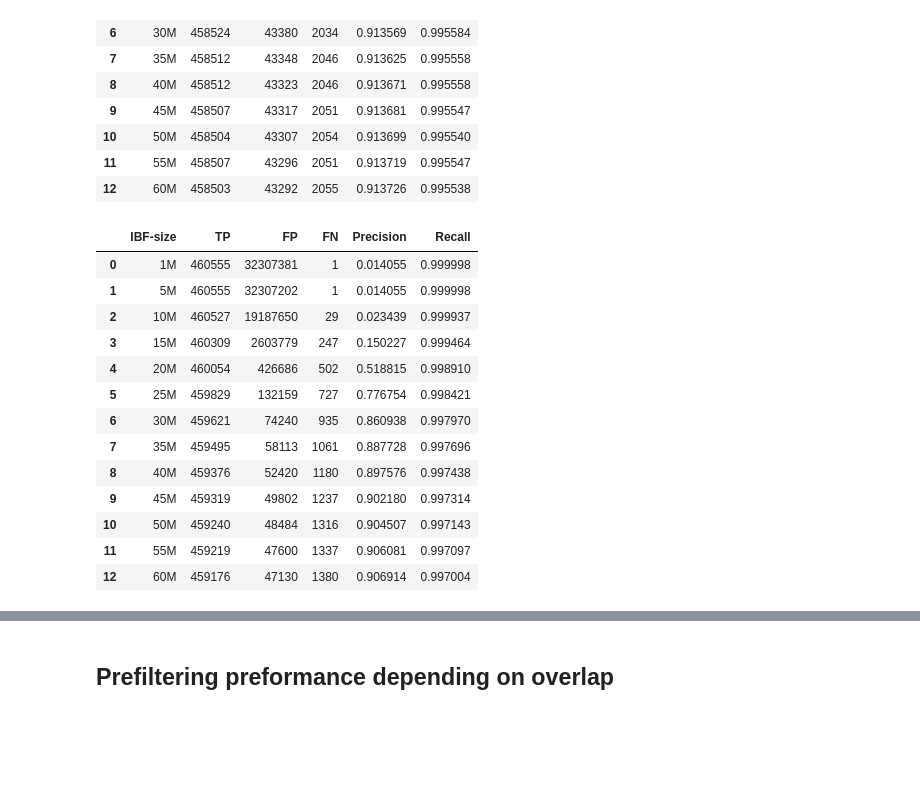
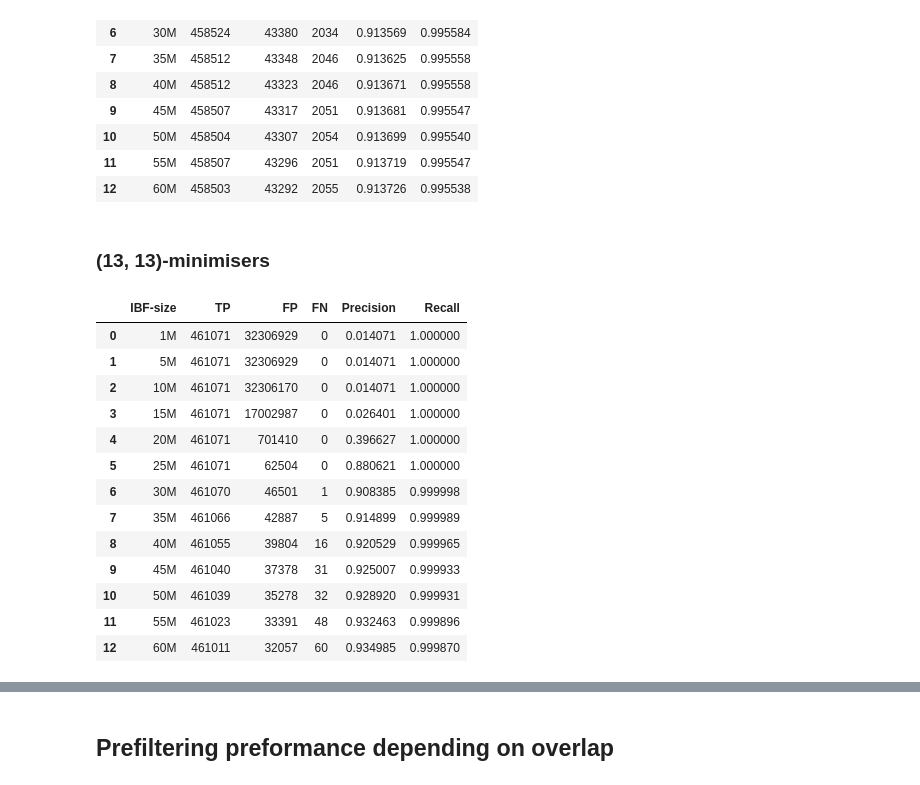
Before and after one commit to eaasna/test-DREAM-stellar, a Jupyter notebook: valik-parameters/scripts/Assess accuracy.ipynb, the cells around one changed output, grey strips where cells are left out. Saved outputs shown, nothing was run; the diff lists cells and outputs as text; code cells hidden in the pictures; blank space fills up the shorter version.

```diff
--- a/valik-parameters/scripts/Assess accuracy.ipynb
+++ b/valik-parameters/scripts/Assess accuracy.ipynb
@@ -81,4 +127,3 @@ def get_valik_df(valik_path):
 # %%
-size_workdirs = ["size_1_haplotype", "size_8_haplotypes"]
-
+size_workdirs = ["size_1_haplotype", "size_8_haplotypes", "size_1_haplotype_kmers", "size_8_haplotypes_kmers"]
 size_list = ["1M", "5M", "10M", "15M", "20M", "25M", "30M", "35M", "40M", "45M", "50M", "55M", "60M"]
@@ -144,21 +185,23 @@ res8
 | 10 | 50M | 458504 | 43307 | 2054 | 0.913699 | 0.995540 |
 | 11 | 55M | 458507 | 43296 | 2051 | 0.913719 | 0.995547 |
 | 12 | 60M | 458503 | 43292 | 2055 | 0.913726 | 0.995538 |
+# %% [markdown]
+### (13, 13)-minimisers
 # %%
-res1 = pd.read_csv("../" + size_workdirs[0] + "/search_accuracy.tsv", sep="\t")
-res1
+kmer1 = pd.read_csv("../" + size_workdirs[2] + "/search_accuracy.tsv", sep="\t")
+kmer1
 # %% [output]
 |  | IBF-size | TP | FP | FN | Precision | Recall |
-| 0 | 1M | 460555 | 32307381 | 1 | 0.014055 | 0.999998 |
-| 1 | 5M | 460555 | 32307202 | 1 | 0.014055 | 0.999998 |
-| 2 | 10M | 460527 | 19187650 | 29 | 0.023439 | 0.999937 |
-| 3 | 15M | 460309 | 2603779 | 247 | 0.150227 | 0.999464 |
-| 4 | 20M | 460054 | 426686 | 502 | 0.518815 | 0.998910 |
-| 5 | 25M | 459829 | 132159 | 727 | 0.776754 | 0.998421 |
-| 6 | 30M | 459621 | 74240 | 935 | 0.860938 | 0.997970 |
-| 7 | 35M | 459495 | 58113 | 1061 | 0.887728 | 0.997696 |
-| 8 | 40M | 459376 | 52420 | 1180 | 0.897576 | 0.997438 |
-| 9 | 45M | 459319 | 49802 | 1237 | 0.902180 | 0.997314 |
-| 10 | 50M | 459240 | 48484 | 1316 | 0.904507 | 0.997143 |
-| 11 | 55M | 459219 | 47600 | 1337 | 0.906081 | 0.997097 |
-| 12 | 60M | 459176 | 47130 | 1380 | 0.906914 | 0.997004 |
+| 0 | 1M | 461071 | 32306929 | 0 | 0.014071 | 1.000000 |
+| 1 | 5M | 461071 | 32306929 | 0 | 0.014071 | 1.000000 |
+| 2 | 10M | 461071 | 32306170 | 0 | 0.014071 | 1.000000 |
+| 3 | 15M | 461071 | 17002987 | 0 | 0.026401 | 1.000000 |
+| 4 | 20M | 461071 | 701410 | 0 | 0.396627 | 1.000000 |
+| 5 | 25M | 461071 | 62504 | 0 | 0.880621 | 1.000000 |
+| 6 | 30M | 461070 | 46501 | 1 | 0.908385 | 0.999998 |
+| 7 | 35M | 461066 | 42887 | 5 | 0.914899 | 0.999989 |
+| 8 | 40M | 461055 | 39804 | 16 | 0.920529 | 0.999965 |
+| 9 | 45M | 461040 | 37378 | 31 | 0.925007 | 0.999933 |
+| 10 | 50M | 461039 | 35278 | 32 | 0.928920 | 0.999931 |
+| 11 | 55M | 461023 | 33391 | 48 | 0.932463 | 0.999896 |
+| 12 | 60M | 461011 | 32057 | 60 | 0.934985 | 0.999870 |
```
Also changed, not shown: parts of 18 cells of this notebook, 29 other files.
